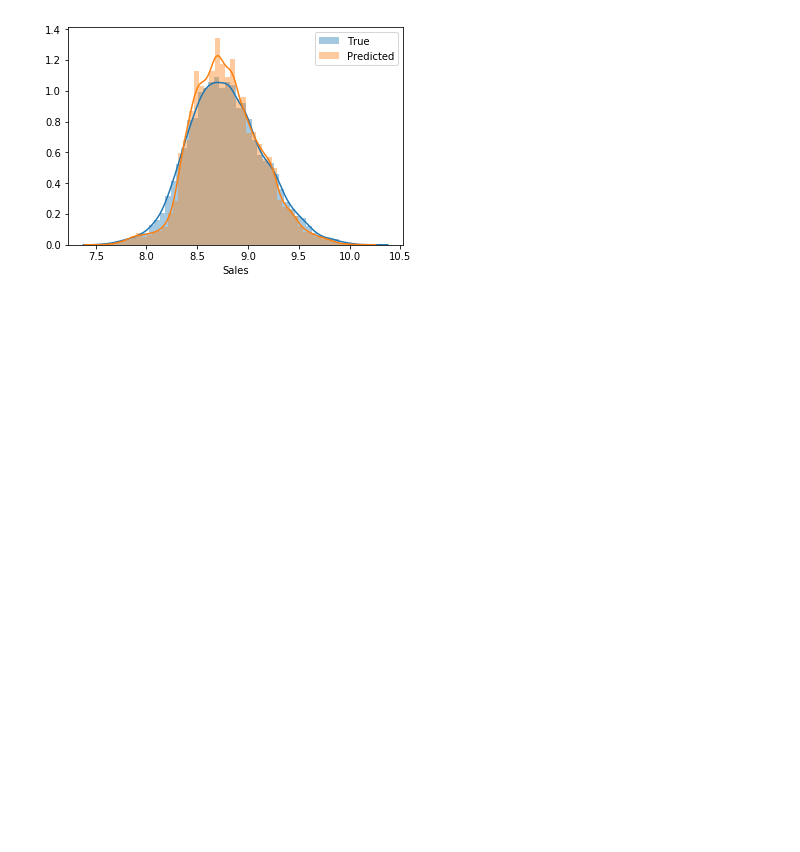
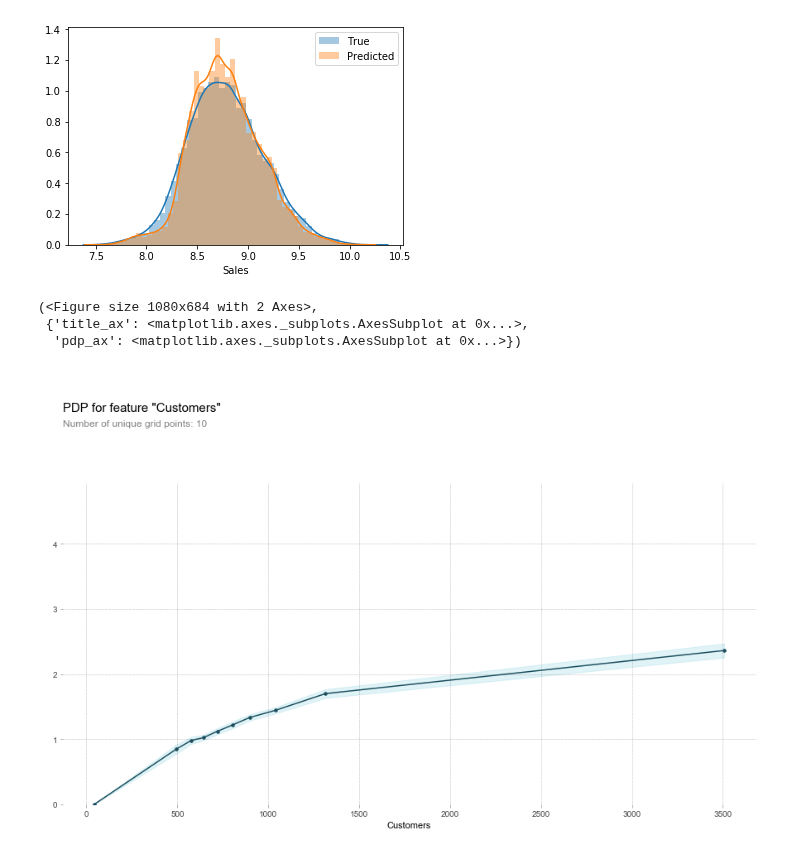
Before and after one commit to LambdaSchool/DEPRECATED-DS-Unit-2-Applied-Modeling, a Jupyter notebook: DS_Sprint_Challenge_8_Regression_2.ipynb, the cells around one changed output. Drawn from its saved outputs; the diff is of its cells as text; code cells hidden in the pictures; blank space fills up the shorter version.

```diff
--- a/DS_Sprint_Challenge_8_Regression_2.ipynb
+++ b/DS_Sprint_Challenge_8_Regression_2.ipynb
@@ -153,6 +153,8 @@ y_pred = np.full_like(y_val, fill_value=y_train.mean())
 # %%
 y_train_log = np.log1p(y_train)
 y_val_log = np.log1p(y_val)
+# %%
+X_test = test[features]
 # %%
 import numpy as np
 from sklearn.metrics import mean_squared_log_error, mean_squared_error
@@ -230,3 +233,28 @@ sns.distplot(y_pred_log, label='Predicted')
 plt.legend();
 # %% [output]
 [figure]
+# %%
+import pdpbox
+import eli5
+from pdpbox.pdp import pdp_interact, pdp_interact_plot, pdp_isolate, pdp_plot
+from eli5.sklearn import PermutationImportance
+
+encoder = ce.OrdinalEncoder()
+X_train_encoded = encoder.fit_transform(X_train)
+X_test_encoded = encoder.transform(X_test)
+# %%
+features ='Customers'
+
+isolated = pdp_isolate(
+    model=pipeline.named_steps['xgbregressor'],
+    dataset=X_test_encoded,
+    model_features=X_test_encoded.columns,
+    feature=features
+)
+
+pdp_plot(isolated, feature_name=features)
+# %% [output]
+(<Figure size 1080x684 with 2 Axes>,
+ {'title_ax': <matplotlib.axes._subplots.AxesSubplot at 0x...>,
+  'pdp_ax': <matplotlib.axes._subplots.AxesSubplot at 0x...>})
+[figure, added]
```
Also changed, not shown: parts of 4 cells of this notebook.
